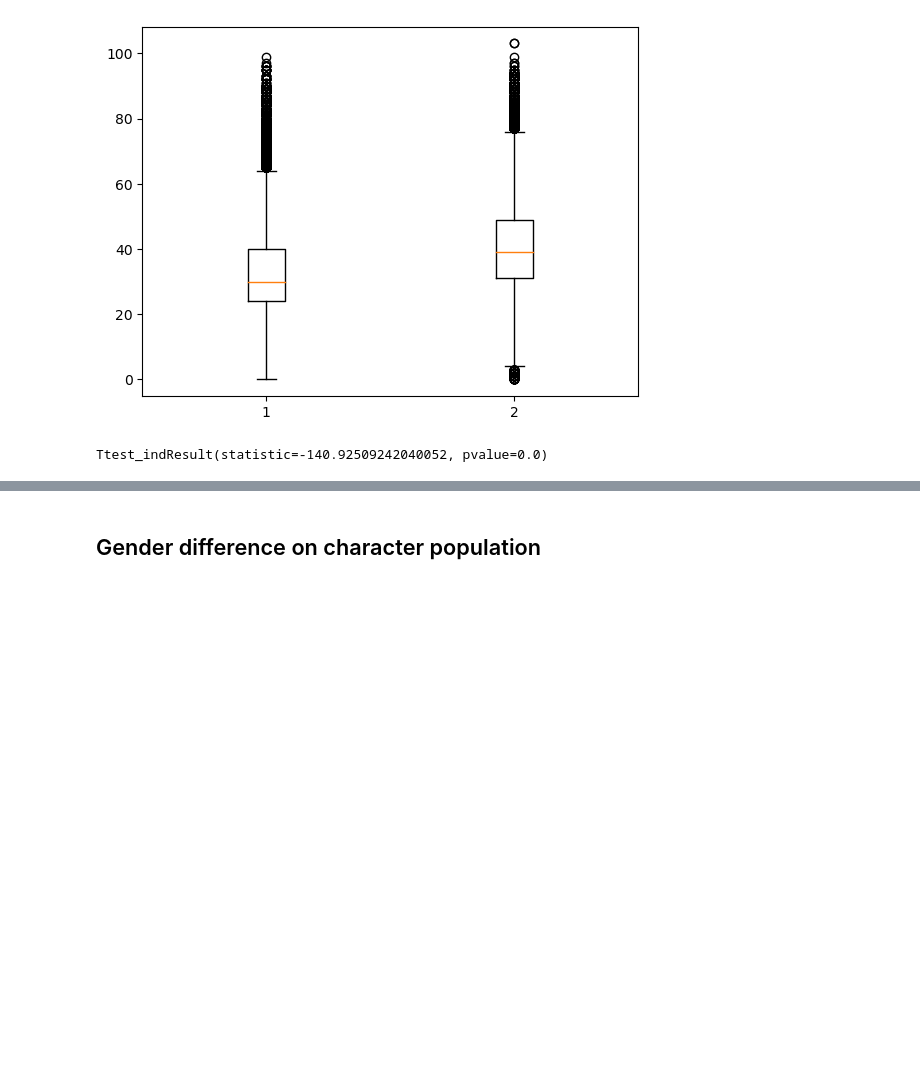
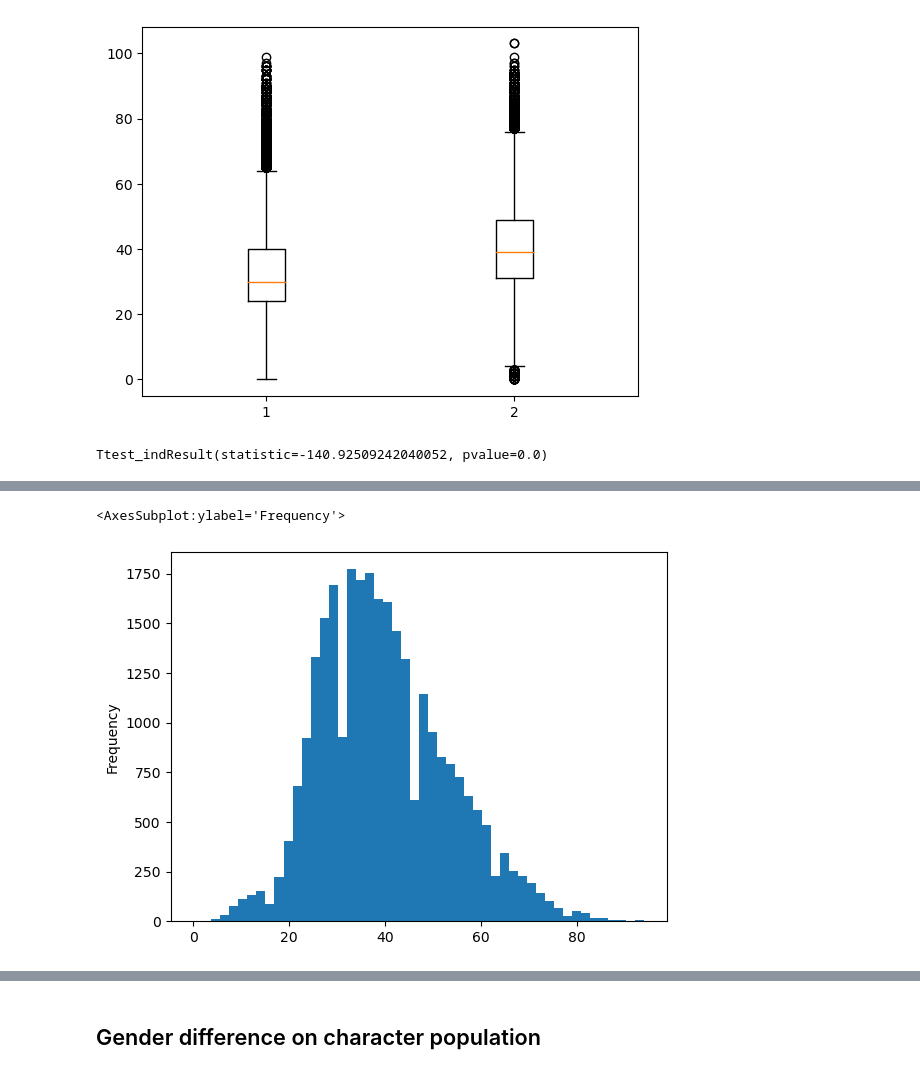
Before and after one commit to epfl-ada/ada-2022-project-alldatapointaccurate, a Jupyter notebook: processing.ipynb, the cells around one changed output, grey strips where cells are left out. Drawn from its saved outputs; the diff is of its cells as text; code cells hidden in the pictures; blank space fills up the shorter version.

```diff
--- a/processing.ipynb
+++ b/processing.ipynb
@@ -270,0 +286,6 @@ Ttest_indResult(statistic=-140.92509242040052, pvalue=0.0)
+# %%
+male_filtered= male.drop(male[male['actor_age']<0].index).dropna()
+male_filtered.actor_age.plot(kind = "hist", bins = 50)
+# %% [output]
+<AxesSubplot:ylabel='Frequency'>
+[figure, added]
```
Also changed, not shown: parts of 33 cells of this notebook.
